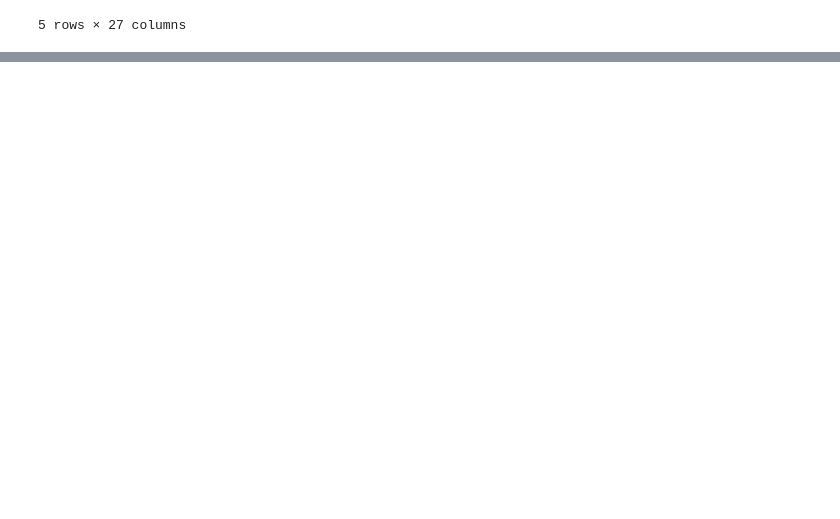
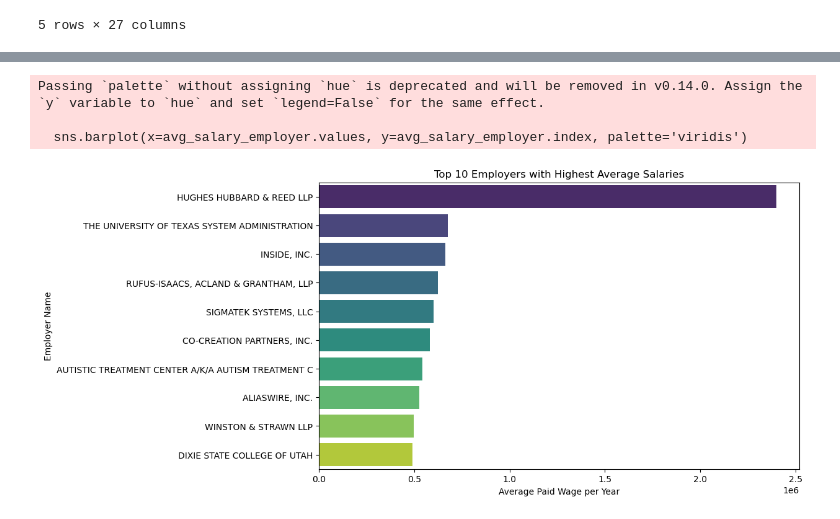
Before and after one commit to ReeseWatkinsNelson/GroupProject, a Jupyter notebook: salary_work_in_progress/Kshitij.ipynb, the cells around one changed output, grey strips where cells are left out. Saved outputs shown, nothing was run; the diff lists cells and outputs as text; code cells hidden in the pictures; blank space fills up the shorter version.

Commit message:
Created bar plot

```diff
--- a/salary_work_in_progress/Kshitij.ipynb
+++ b/salary_work_in_progress/Kshitij.ipynb
@@ -26,3 +26,9 @@ salary_df.describe()
 | 50% | 6.970100e+04 | 7.700000e+04 | 24.000000 | 70928.000000 | ... |
 | 75% | 8.993700e+04 | 1.000000e+05 | 60.000000 | 90459.000000 | ... |
 | max | 6.217100e+06 | 2.500000e+06 | 144.000000 | 320000.000000 | ... |
+# %%
+# Loading the first 100 rows of the dataset to explore and understand its structure
+salary_df = pd.read_excel('./salary_data_states.xlsx')
+
+# Displaying the first few rows of the dataset to understand its structure
+salary_df.head()
@@ -28,0 +43,19 @@ salary_df.describe()
+# %%
+filtered_df = salary_df[['EMPLOYER_NAME', 'PREVAILING_WAGE_PER_YEAR', 'PAID_WAGE_PER_YEAR', 'JOB_TITLE', 'WORK_STATE']].dropna()
+# %%
+filtered_df['PREVAILING_WAGE_PER_YEAR'] = pd.to_numeric(filtered_df['PREVAILING_WAGE_PER_YEAR'], errors='coerce')
+filtered_df['PAID_WAGE_PER_YEAR'] = pd.to_numeric(filtered_df['PAID_WAGE_PER_YEAR'], errors='coerce')
+# %%
+avg_salary_employer = filtered_df.groupby('EMPLOYER_NAME')['PAID_WAGE_PER_YEAR'].mean().sort_values(ascending=False).head(10)
+
+plt.figure(figsize=(10, 6))
+sns.barplot(x=avg_salary_employer.values, y=avg_salary_employer.index, palette='viridis')
+plt.xlabel('Average Paid Wage per Year')
+plt.ylabel('Employer Name')
+plt.title('Top 10 Employers with Highest Average Salaries')
+plt.show()
+# %% [output]
+Passing `palette` without assigning `hue` is deprecated and will be removed in v0.14.0. Assign the `y` variable to `hue` and set `legend=False` for the same effect.
+
+  sns.barplot(x=avg_salary_employer.values, y=avg_salary_employer.index, palette='viridis')
+[figure, added]
```
Also changed, not shown: parts of 1 cell of this notebook.
